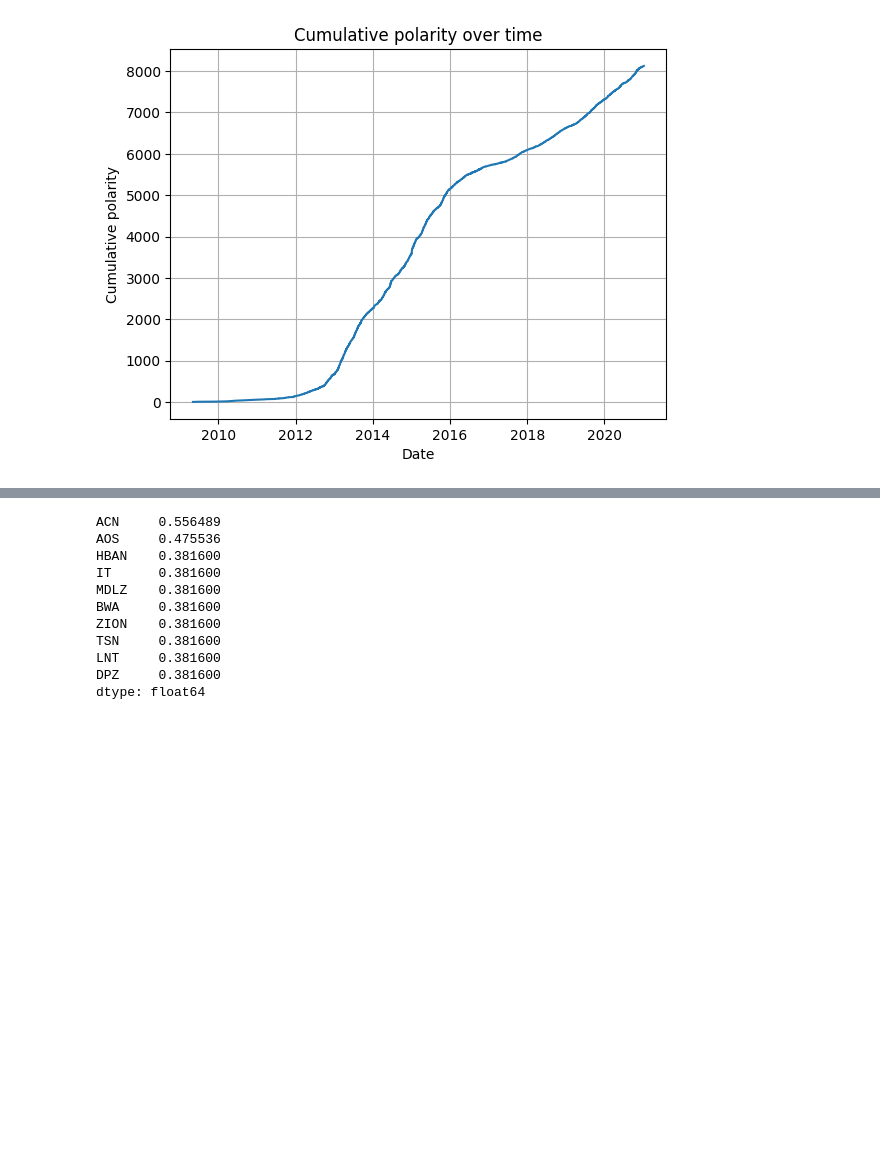
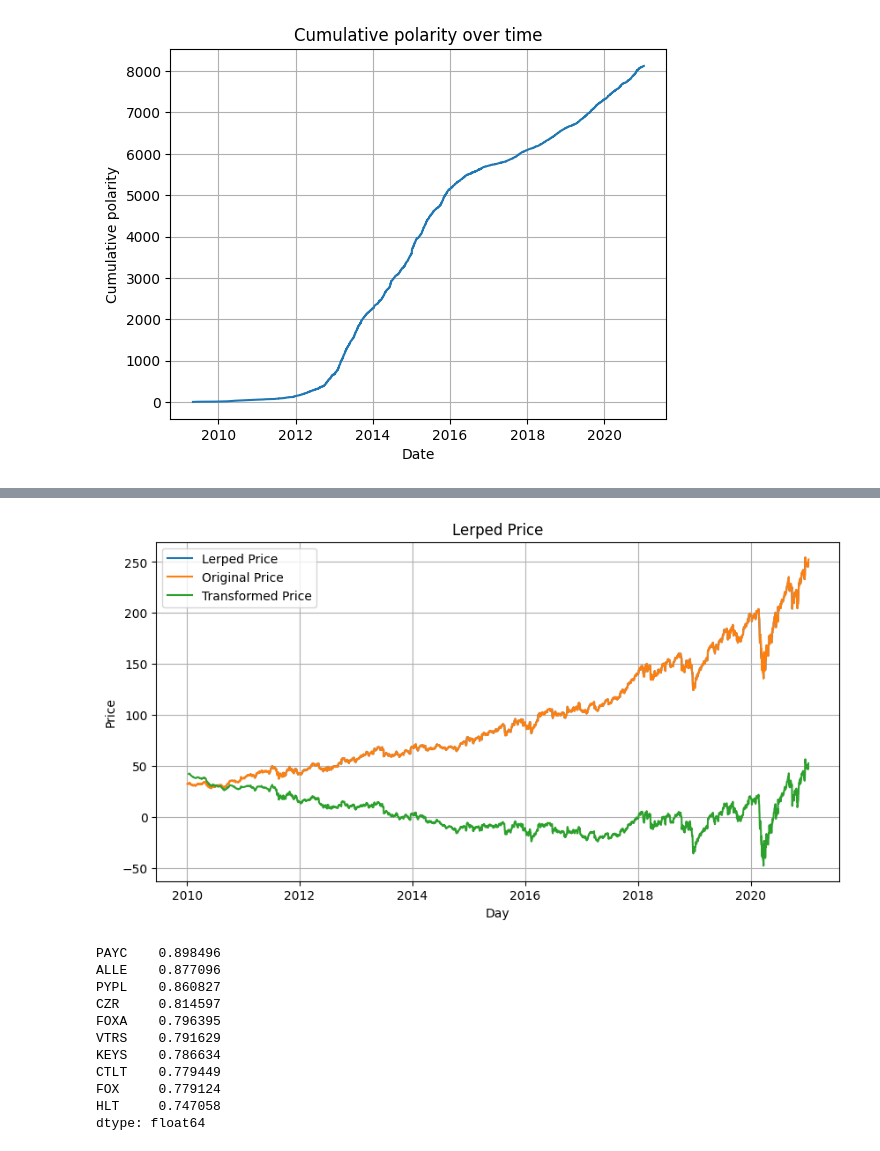
Before and after one commit to boyeaalhagie/trump-stock-predictor, a Jupyter notebook: trump_sp500_correlator.ipynb, the cells around one changed output, grey strips where cells are left out. Saved outputs shown, nothing was run; the diff lists cells and outputs as text; code cells hidden in the pictures; blank space fills up the shorter version.

```diff
--- a/trump_sp500_correlator.ipynb
+++ b/trump_sp500_correlator.ipynb
@@ -52 +157,15 @@ plt.show()
+# %%
+# Plot lerped price
+plt.figure(figsize=(10, 5))
+plt.plot(company_trump['date'], stock_values["Adj Close"], label='Lerped Price')
+plt.plot(company_stock['Date'], company_stock["Adj Close"], label='Original Price')
+plt.plot(stock_values['Date'], transformed_adj_close, label="Transformed Price")
+plt.title('Lerped Price')
+plt.xlabel('Day')
+plt.ylabel('Price')
+plt.legend()
+plt.grid(True)
+plt.show()
+# %% [output]
+[figure, added]
 # %%
@@ -77,17 +214,16 @@ for company in companies:
 # %%
 correlations = pd.Series(correlations)
-correlations = abs(correlations)
 correlations = correlations.sort_values(ascending=False)
 correlations.head(10)
 # %% [output]
-ACN     0.556489
-AOS     0.475536
-HBAN    0.381600
-IT      0.381600
-MDLZ    0.381600
-BWA     0.381600
-ZION    0.381600
-TSN     0.381600
-LNT     0.381600
-DPZ     0.381600
+PAYC    0.898496
+ALLE    0.877096
+PYPL    0.860827
+CZR     0.814597
+FOXA    0.796395
+VTRS    0.791629
+KEYS    0.786634
+CTLT    0.779449
+FOX     0.779124
+HLT     0.747058
 dtype: float64
```
Also changed, not shown: parts of 9 cells of this notebook.
